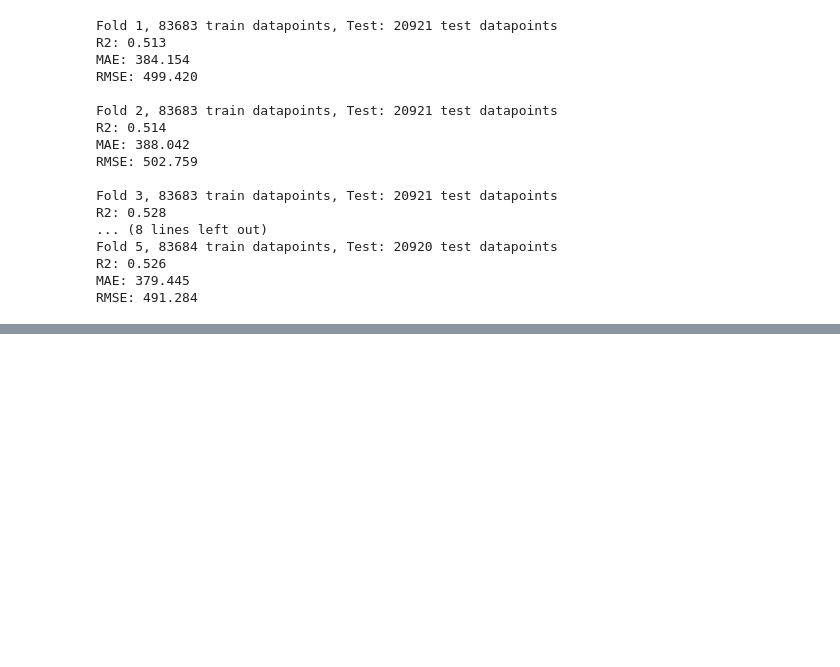
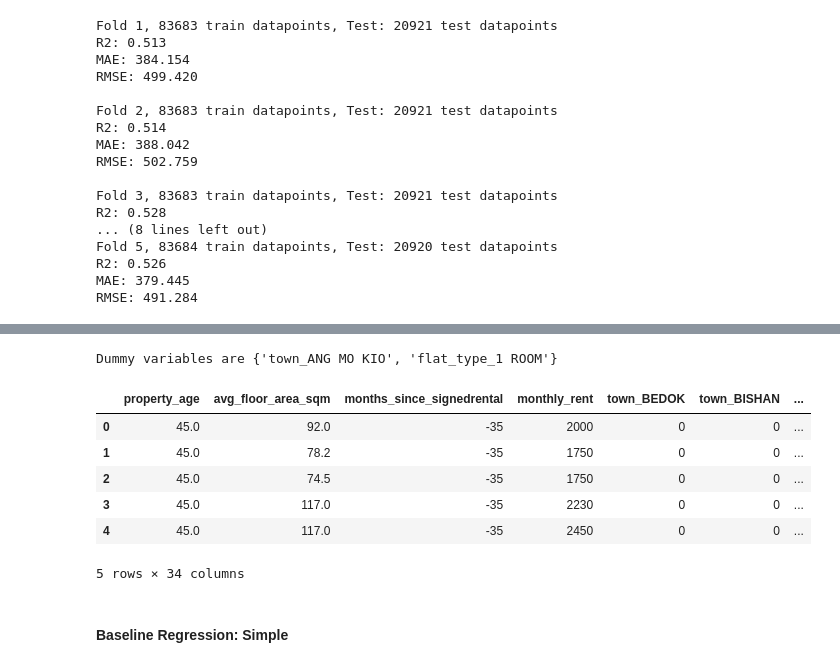
Before and after one commit to bryanlzl/hdb_resale_prediction, a Jupyter notebook: rentals_prediction.ipynb, the cells around one changed output, grey strips where cells are left out. Cells and saved outputs as stored; diff of their text form; code cells hidden in the pictures; blank space fills up the shorter version.

```diff
--- a/rentals_prediction.ipynb
+++ b/rentals_prediction.ipynb
@@ -840,0 +920,16 @@ RMSE: 479.795
+# %%
+base_original_col = pd.get_dummies(baseline_df).columns
+base_preprocessed_df = pd.get_dummies(baseline_df, drop_first=True, dtype=int)
+base_dummy_var = set(base_original_col) - set(base_preprocessed_df.columns)
+
+print('Dummy variables are', base_dummy_var)
+base_preprocessed_df.head()
+# %% [output]
+Dummy variables are {'town_ANG MO KIO', 'flat_type_1 ROOM'}
+|  | property_age | avg_floor_area_sqm | months_since_signedrental | monthly_rent | town_BEDOK | town_BISHAN | ... |
+| 0 | 45.0 | 92.0 | -35 | 2000 | 0 | 0 | ... |
+| 1 | 45.0 | 78.2 | -35 | 1750 | 0 | 0 | ... |
+| 2 | 45.0 | 74.5 | -35 | 1750 | 0 | 0 | ... |
+| 3 | 45.0 | 117.0 | -35 | 2230 | 0 | 0 | ... |
+| 4 | 45.0 | 117.0 | -35 | 2450 | 0 | 0 | ... |
+5 rows × 34 columns
@@ -840,0 +949,2 @@ RMSE: 479.795
+# %% [markdown]
+#### Baseline Regression: Simple
```
Also changed, not shown: parts of 78 cells of this notebook.
